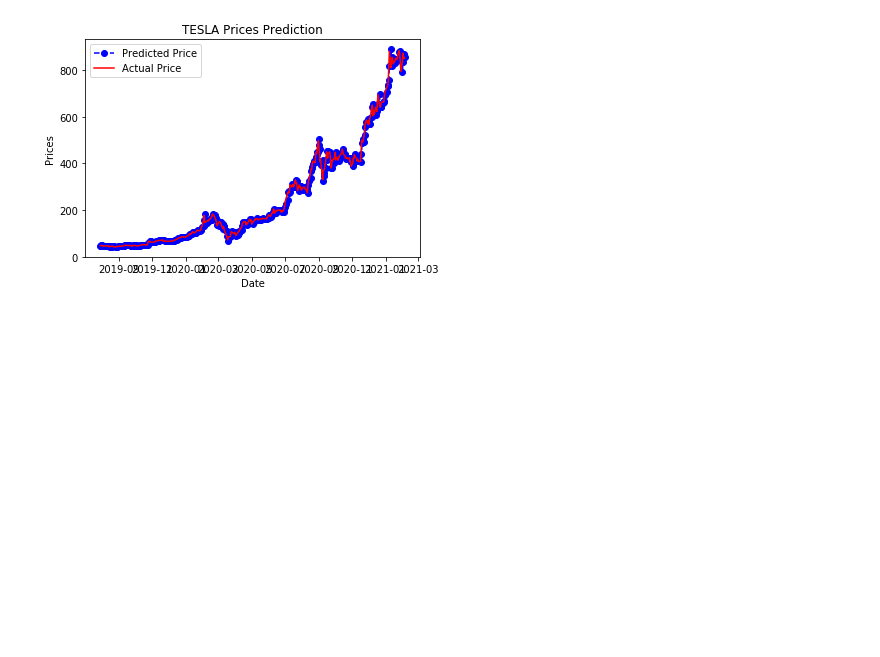
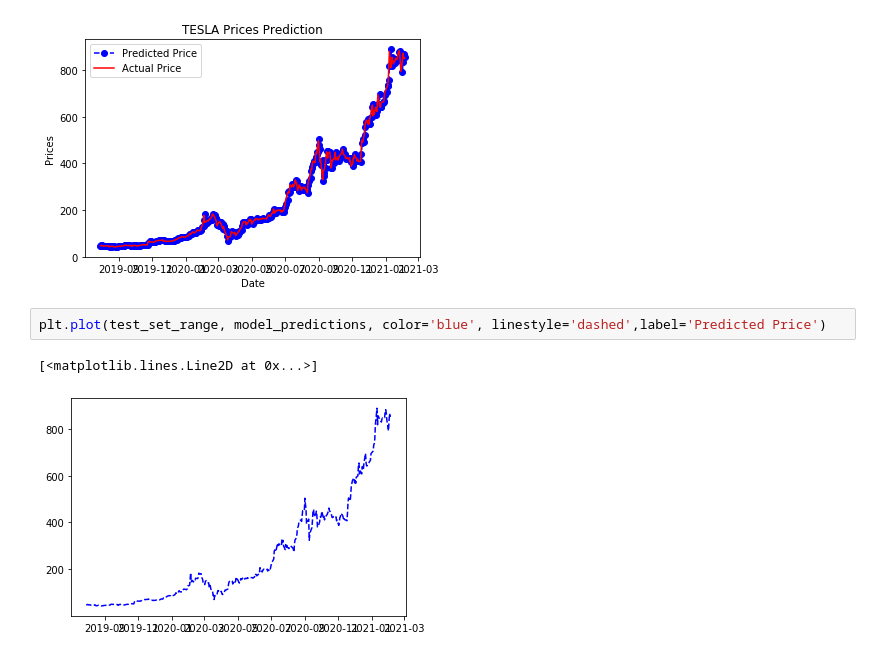
Before and after one commit to jeremychiaa/TSLA-stock-price-analysis-predictive-modelling, a Jupyter notebook: scripts/yahoo_scrape.ipynb, the cells around one changed output. Cells and saved outputs as stored; diff of their text form; blank space fills up the shorter version.

```diff
--- a/scripts/yahoo_scrape.ipynb
+++ b/scripts/yahoo_scrape.ipynb
@@ -216,3 +216,8 @@ plt.legend()
 plt.show()
 # %% [output]
 [figure]
+# %%
+plt.plot(test_set_range, model_predictions, color='blue', linestyle='dashed',label='Predicted Price')
+# %% [output]
+[<matplotlib.lines.Line2D at 0x...>]
+[figure, added]
```
Also changed, not shown: parts of 5 cells of this notebook, 3 other files.
